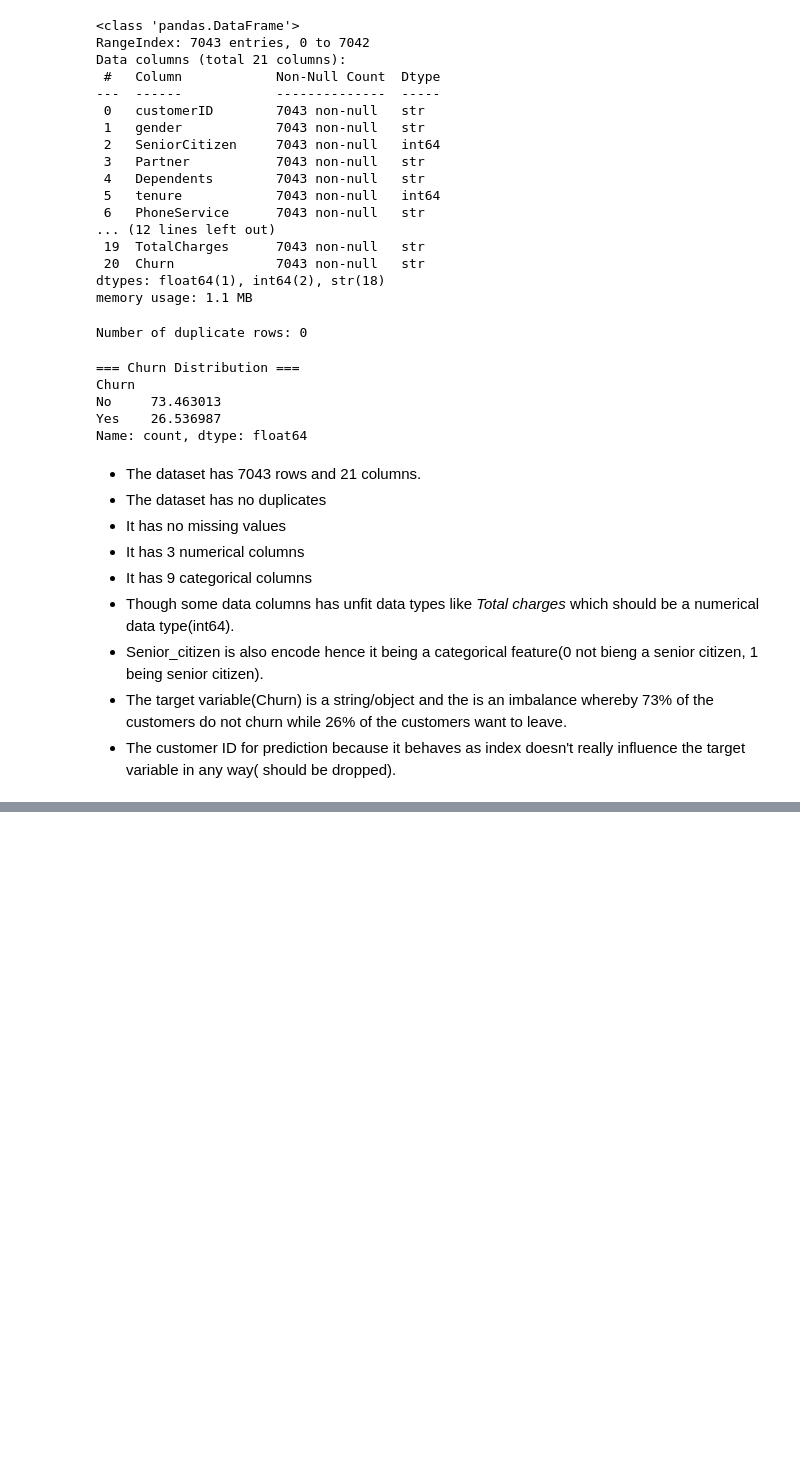
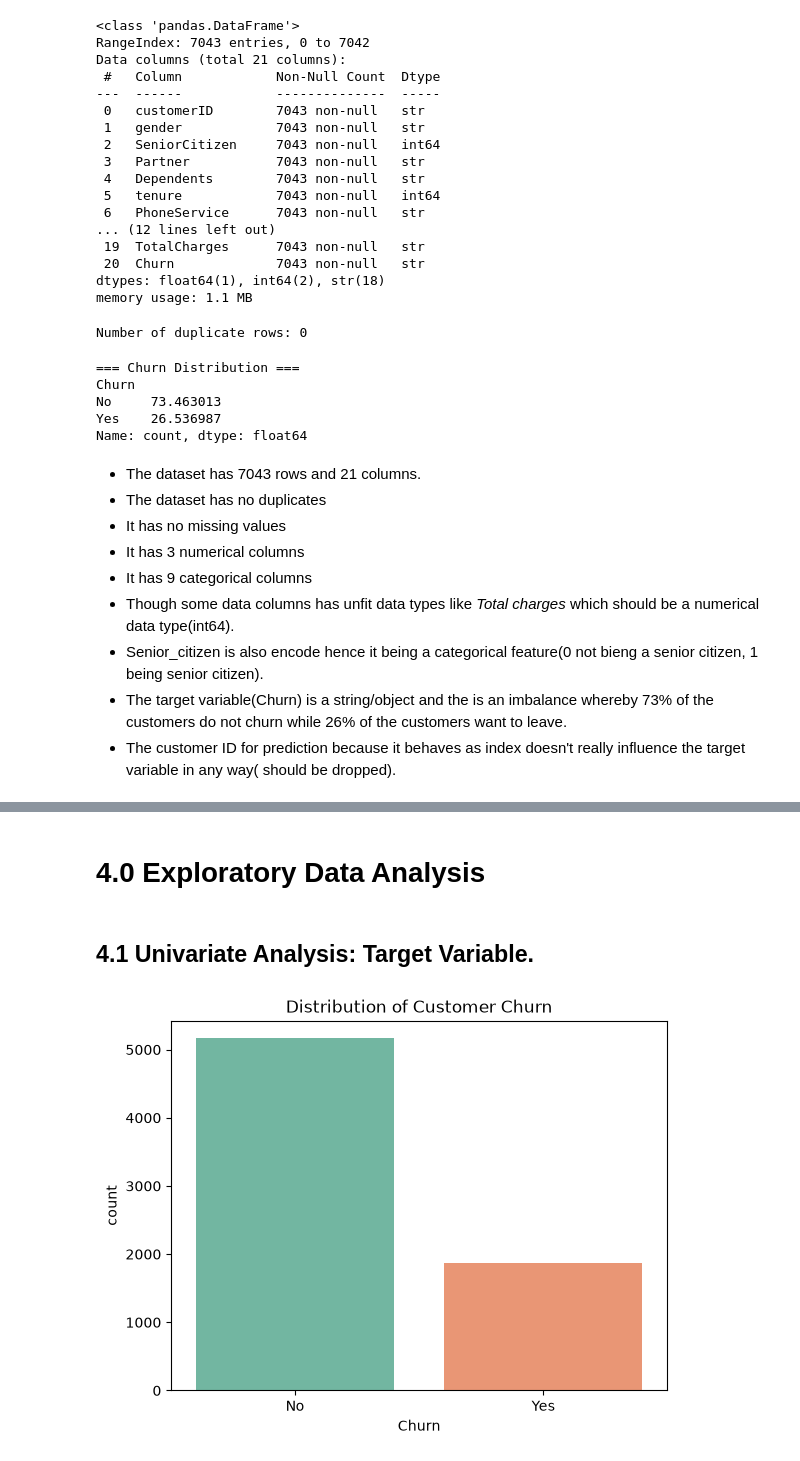
Before and after one commit to raymakoko/Customer-Churning-Prediction, a Jupyter notebook: notebook.ipynb, the cells around one changed output, grey strips where cells are left out. Saved outputs shown, nothing was run; the diff lists cells and outputs as text; code cells hidden in the pictures; blank space fills up the shorter version.

```diff
--- a/notebook.ipynb
+++ b/notebook.ipynb
@@ -264,3 +270,14 @@ display(y.head())
 3    0
 4    1
 Name: Churn, dtype: int64
+# %% [markdown]
+# 4.0 Exploratory   Data Analysis
+# %% [markdown]
+## 4.1 Univariate Analysis: Target Variable.
+# %%
+# Plot Target Distribution
+sns.countplot (data=df, x='Churn', palette='Set2')
+plt.title('Distribution of Customer Churn')
+plt.show()
+# %% [output]
+[figure, added]
```
Also changed, not shown: parts of 13 cells of this notebook.
